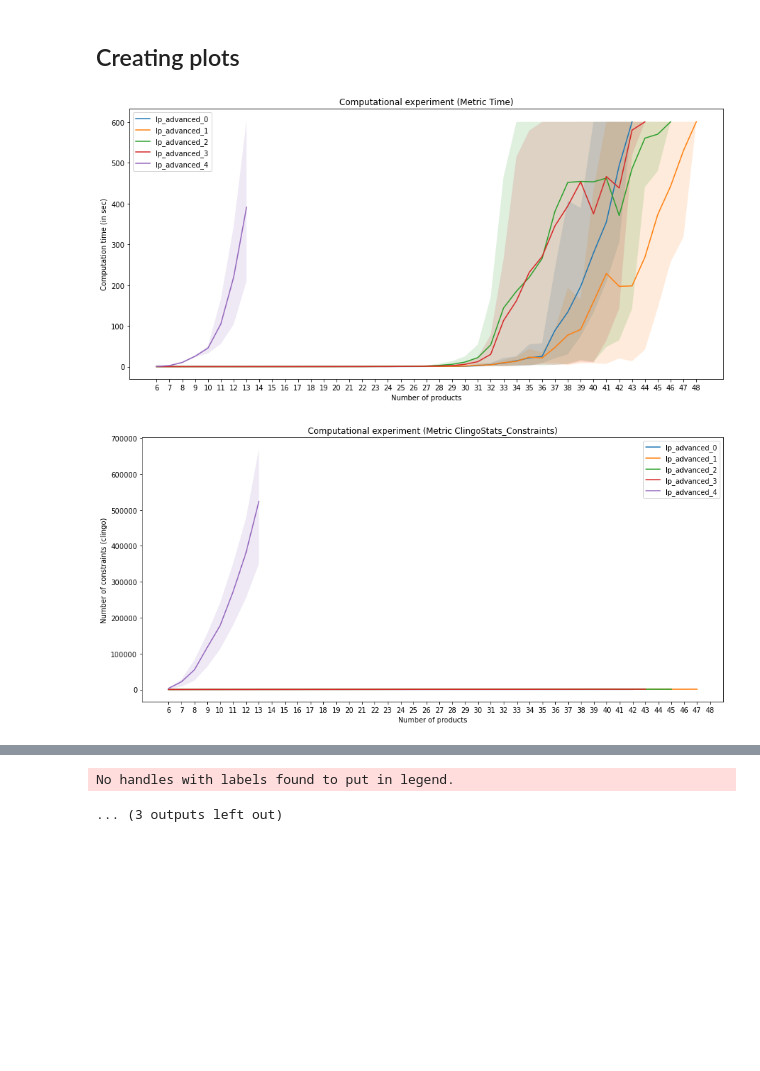
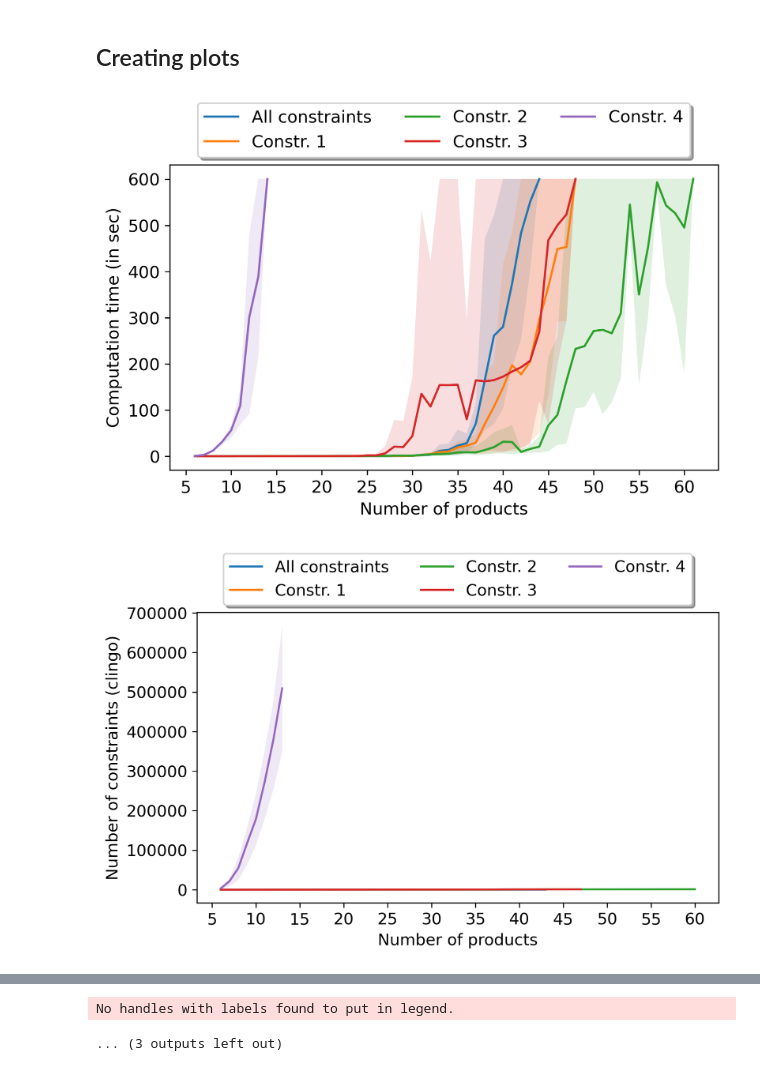
Before and after one commit to dim35216/product-ordering, a Jupyter notebook: src/experiment/visualize.ipynb, the cells around one changed output, grey strips where cells are left out. Saved outputs shown, nothing was run; the diff lists cells and outputs as text; code cells hidden in the pictures; blank space fills up the shorter version.

Commit message:
Upload first improved experiment results for constraints

```diff
--- a/src/experiment/visualize.ipynb
+++ b/src/experiment/visualize.ipynb
@@ -6,9 +6,13 @@ import matplotlib.pyplot as plt
 import os
 import sys
 sys.path.append(os.path.abspath('..'))
-from constants.constants import RESULTS_FILE, RESULTS_BACKUP_FILE
+from constants.constants import EXPERIMENTS_FOLDER
+
+plt.rcParams['figure.dpi'] = 300
 # %% [markdown]
 ### Fetching the results file
+# %%
+results_file = os.path.join(EXPERIMENTS_FOLDER, 'results', 'results_lp_advanced_all.csv')
 # %%
 column_names = [
     'NumProducts',
@@ -34,7 +38,7 @@ column_names = [
     'Timeout'
 ]
 # %%
-df = pd.read_csv(RESULTS_FILE, names=column_names)
+df = pd.read_csv(results_file, names=column_names)
 df = df.sort_values(by=['NumProducts', 'Run', 'Approach', 'Consider_Constraints'])
 df[['NumProducts', 'Run', 'Approach', 'Consider_Constraints', 'Time', 'OptValue', 'C', 'Timeout']]
 # %% [output]
@@ -165,29 +169,39 @@ for approach in approaches:
                         data[approach][consider_constraints][metric]['numProducts'].append(numProduct)
 # %% [markdown]
 ## Creating plots
+# %%
+labels = {
+    0: 'All constraints',
+    1: 'Constr. 1',
+    2: 'Constr. 2',
+    3: 'Constr. 3',
+    4: 'Constr. 4'
+}
 # %%
 for metric, ylabel in metrics.items():
-    plt.figure(figsize=(15, 7))
-    plt.title(f'Computational experiment (Metric {metric})')
-    plt.xticks(numProducts)
-    plt.xlabel('Number of products')
-    plt.ylabel(ylabel)
+    plt.figure(figsize=(7, 4))
+    # plt.title(f'Computational experiment (Metric {metric})', fontsize=12)
+    plt.xticks(range(5, max(numProducts) + 1, 5), fontsize=12)
+    plt.yticks(fontsize=12)
+    plt.xlabel('Number of products', fontsize=12)
+    plt.ylabel(ylabel, fontsize=12)
 
     for approach in approaches:
         for consider_constraints in consider_constraints_options:
             if len(data[approach][consider_constraints][metric]['numProducts']) > 0:
                 plt.plot(
                     data[approach][consider_constraints][metric]['numProducts'],
                     data[approach][consider_constraints][metric]['means'],
-                    label=f'{approach}_{consider_constraints}')
+                    # label=f'{approach}_{consider_constraints}')
+                    label=labels[consider_constraints])
                 plt.fill_between(
                     data[approach][consider_constraints][metric]['numProducts'],
                     data[approach][consider_constraints][metric]['lbs'],
                     data[approach][consider_constraints][metric]['ubs'],
                     alpha=0.15)
 
-    plt.legend()
+    plt.legend(fontsize=12, loc='upper center', bbox_to_anchor=(0.5, 1.23), ncol=3, fancybox=True, shadow=True)
     plt.show()
 # %% [output]
-[figure, old version]
+[figure, new version]
-[figure, old version]
+[figure, new version]
```
Also changed, not shown: parts of 5 cells of this notebook, 2 other files.
